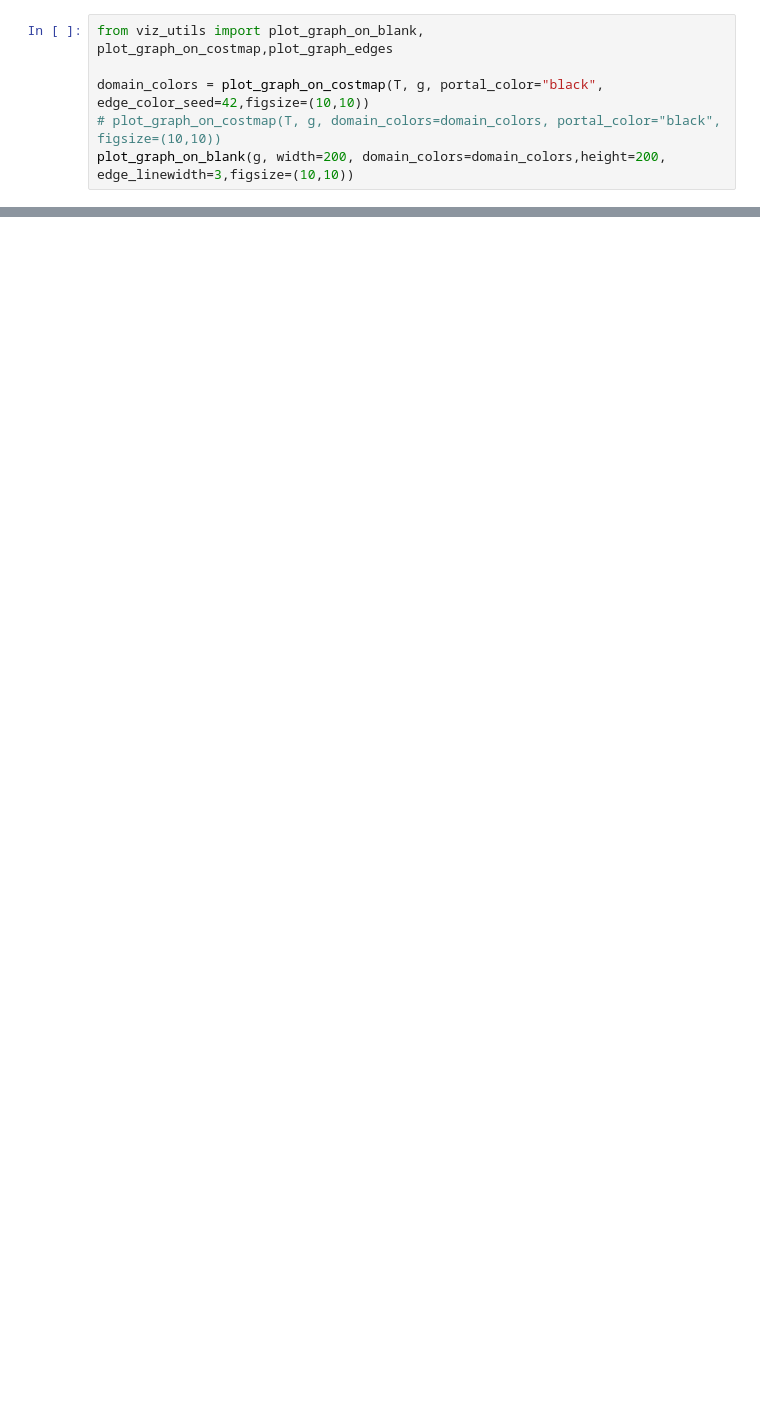
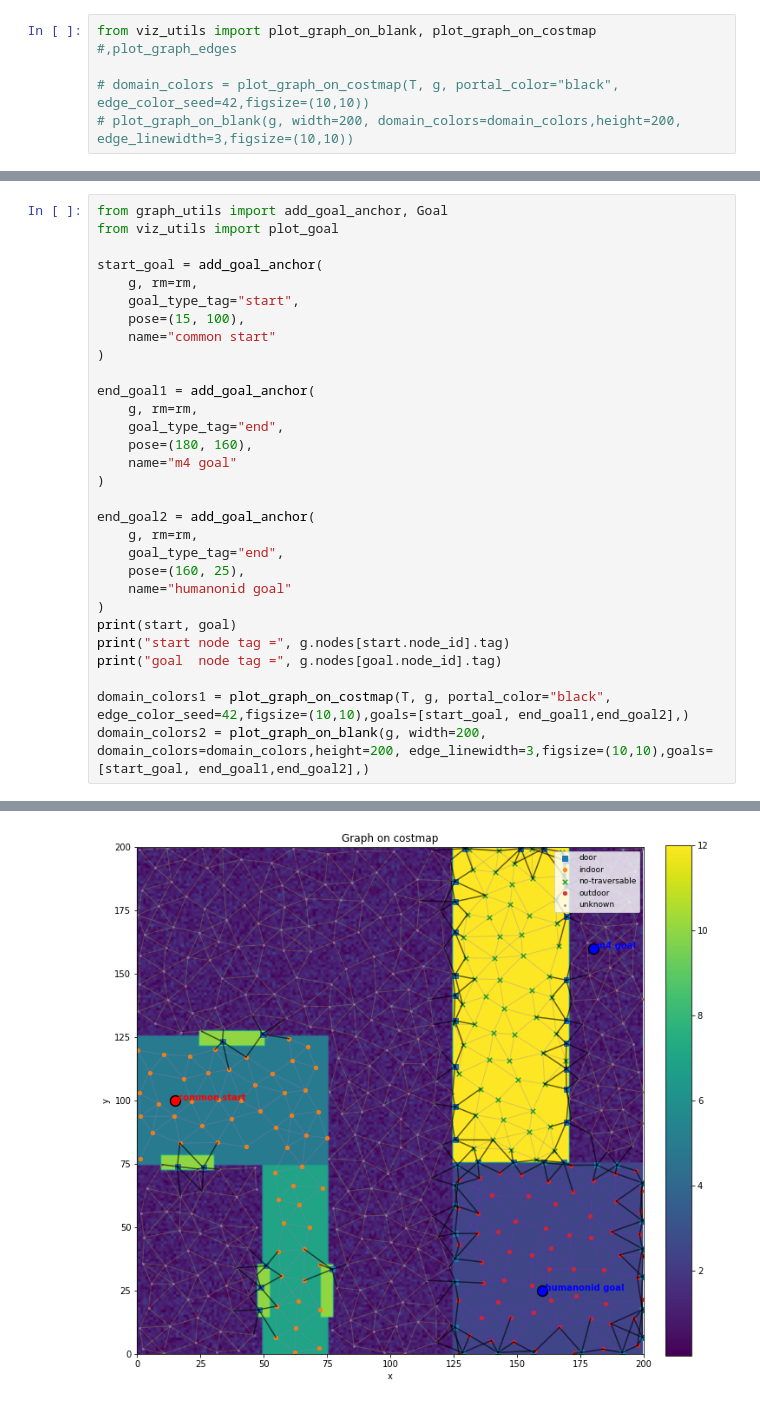
Before and after one commit to Taoran2023/x1_path_planning, a Jupyter notebook: x1_path_planning_demo.ipynb, the cells around one changed output, grey strips where cells are left out. Cells and saved outputs as stored; diff of their text form; blank space fills up the shorter version.

Commit message:
add goal class

```diff
--- a/x1_path_planning_demo.ipynb
+++ b/x1_path_planning_demo.ipynb
@@ -277,6 +282,5 @@ portal edges: 257
 # %%
-from viz_utils import plot_graph_on_blank, plot_graph_on_costmap,plot_graph_edges
+from viz_utils import plot_graph_on_blank, plot_graph_on_costmap #,plot_graph_edges
 
-domain_colors = plot_graph_on_costmap(T, g, portal_color="black", edge_color_seed=42,figsize=(10,10))
-# plot_graph_on_costmap(T, g, domain_colors=domain_colors, portal_color="black", figsize=(10,10))
-plot_graph_on_blank(g, width=200, domain_colors=domain_colors,height=200, edge_linewidth=3,figsize=(10,10))
+# domain_colors = plot_graph_on_costmap(T, g, portal_color="black", edge_color_seed=42,figsize=(10,10))
+# plot_graph_on_blank(g, width=200, domain_colors=domain_colors,height=200, edge_linewidth=3,figsize=(10,10))
@@ -291,0 +287,31 @@ plot_graph_on_blank(g, width=200, domain_colors=domain_colors,height=200, edge_l
+# %%
+from graph_utils import add_goal_anchor, Goal
+from viz_utils import plot_goal
+
+start_goal = add_goal_anchor(
+    g, rm=rm,
+    goal_type_tag="start",
+    pose=(15, 100),
+    name="common start"
+)
+
+end_goal1 = add_goal_anchor(
+    g, rm=rm,
+    goal_type_tag="end",
+    pose=(180, 160),
+    name="m4 goal"
+)
+
+end_goal2 = add_goal_anchor(
+    g, rm=rm,
+    goal_type_tag="end",
+    pose=(160, 25),
+    name="humanonid goal"
+)
+print(start, goal)
+print("start node tag =", g.nodes[start.node_id].tag)
+print("goal  node tag =", g.nodes[goal.node_id].tag)
+
+domain_colors1 = plot_graph_on_costmap(T, g, portal_color="black", edge_color_seed=42,figsize=(10,10),goals=[start_goal, end_goal1,end_goal2],)
+domain_colors2 = plot_graph_on_blank(g, width=200, domain_colors=domain_colors,height=200, edge_linewidth=3,figsize=(10,10),goals=[start_goal, end_goal1,end_goal2],)
+# %% [output]
@@ -291,0 +321 @@ plot_graph_on_blank(g, width=200, domain_colors=domain_colors,height=200, edge_l
+[figure, added]
```
Also changed, not shown: parts of 9 cells of this notebook, 2 other files.
